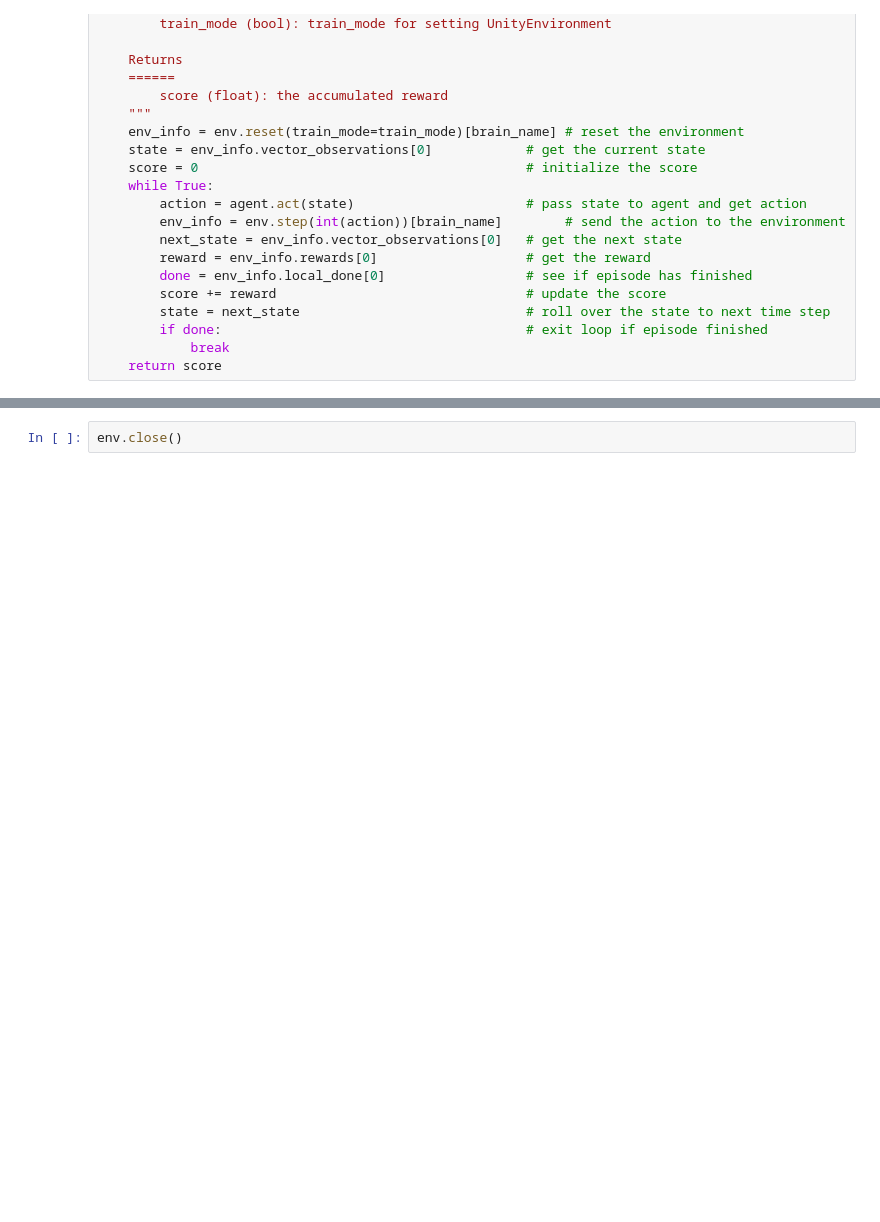
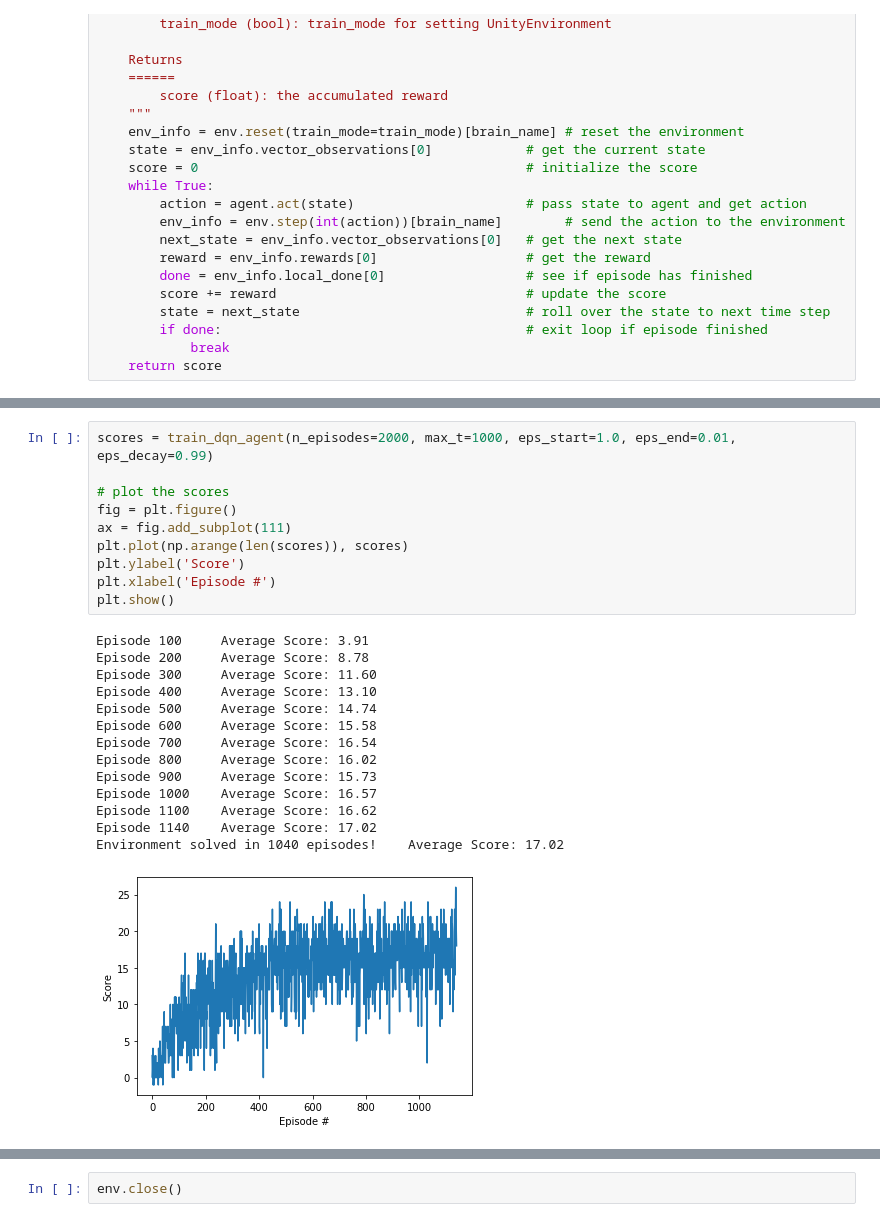
Before and after one commit to mahyaret/Navigation, a Jupyter notebook: Navigation.ipynb, the cells around one changed output, grey strips where cells are left out. Saved outputs shown, nothing was run; the diff lists cells and outputs as text; blank space fills up the shorter version.

```diff
--- a/Navigation.ipynb
+++ b/Navigation.ipynb
@@ -410,0 +410,25 @@ Environment solved in 1842 episodes!    Average Score: 17.01
+# %%
+scores = train_dqn_agent(n_episodes=2000, max_t=1000, eps_start=1.0, eps_end=0.01, eps_decay=0.99)
+
+# plot the scores
+fig = plt.figure()
+ax = fig.add_subplot(111)
+plt.plot(np.arange(len(scores)), scores)
+plt.ylabel('Score')
+plt.xlabel('Episode #')
+plt.show()
+# %% [output]
+Episode 100     Average Score: 3.91
+Episode 200     Average Score: 8.78
+Episode 300     Average Score: 11.60
+Episode 400     Average Score: 13.10
+Episode 500     Average Score: 14.74
+Episode 600     Average Score: 15.58
+Episode 700     Average Score: 16.54
+Episode 800     Average Score: 16.02
+Episode 900     Average Score: 15.73
+Episode 1000    Average Score: 16.57
+Episode 1100    Average Score: 16.62
+Episode 1140    Average Score: 17.02
+Environment solved in 1040 episodes!    Average Score: 17.02
+[figure, added]
```
Also changed, not shown: parts of 22 cells of this notebook, 1 other file.
